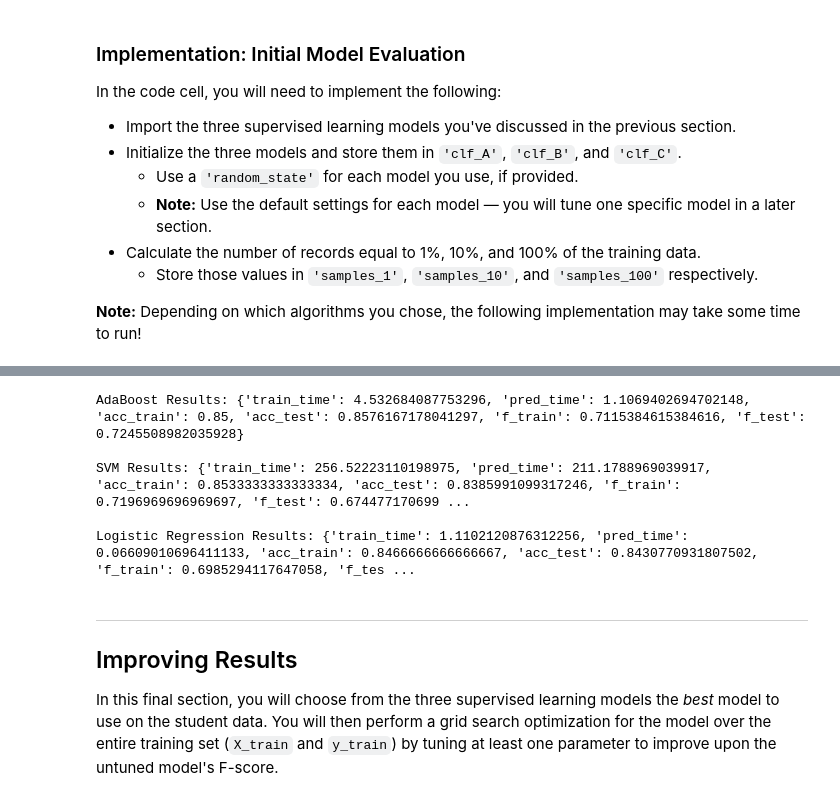
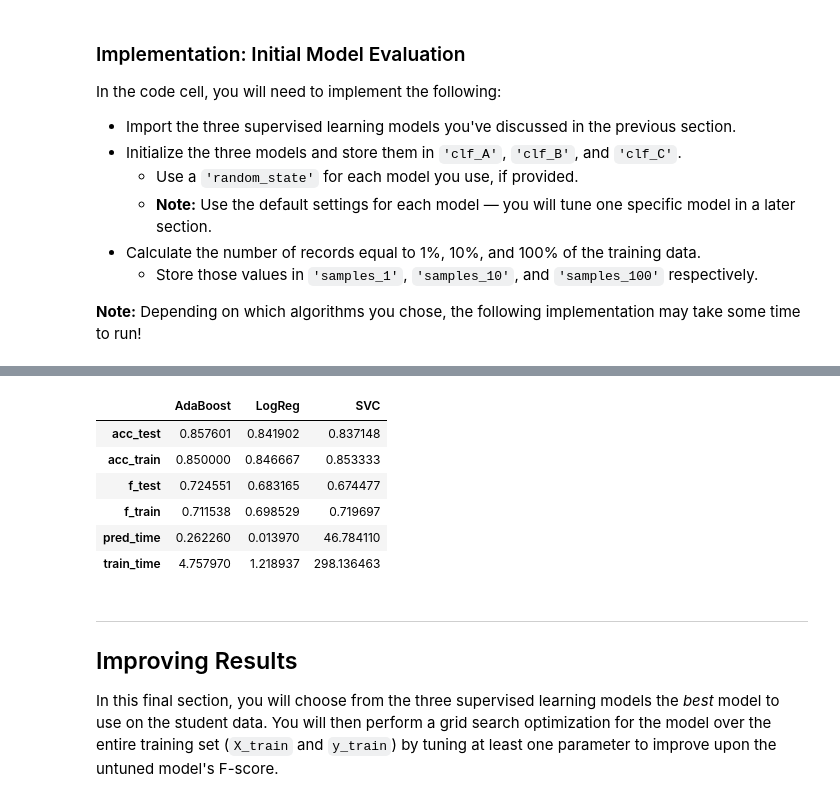
Before and after one commit to mkucz95/finding_donors, a Jupyter notebook: finding_donors.ipynb, the cells around one changed output, grey strips where cells are left out. Cells and saved outputs as stored; diff of their text form; code cells hidden in the pictures.

```diff
--- a/finding_donors.ipynb
+++ b/finding_donors.ipynb
@@ -424,13 +426,13 @@ LogisticRegression trained on 36177 samples.
 # %%
-print("AdaBoost Results: {} \n".format(results["AdaBoostClassifier"][2]))
-print("SVM Results: {}\n".format(results["SVC"][2]))
-print("Logistic Regression Results: {}".format(results["LogisticRegression"][2]))
+pd.DataFrame({'AdaBoost': results['AdaBoostClassifier'][2], 'SVC': results['SVC'][2], 'LogReg': results['LogisticRegression'][2]})
 # %% [output]
-AdaBoost Results: {'train_time': 4.532684087753296, 'pred_time': 1.1069402694702148, 'acc_train': 0.85, 'acc_test': 0.8576167178041297, 'f_train': 0.7115384615384616, 'f_test': 0.7245508982035928}
-
-SVM Results: {'train_time': 256.52223110198975, 'pred_time': 211.1788969039917, 'acc_train': 0.8533333333333334, 'acc_test': 0.8385991099317246, 'f_train': 0.7196969696969697, 'f_test': 0.674477170699 ...
-
-Logistic Regression Results: {'train_time': 1.1102120876312256, 'pred_time': 0.06609010696411133, 'acc_train': 0.8466666666666667, 'acc_test': 0.8430770931807502, 'f_train': 0.6985294117647058, 'f_tes ...
+|  | AdaBoost | LogReg | SVC |
+| acc_test | 0.857601 | 0.841902 | 0.837148 |
+| acc_train | 0.850000 | 0.846667 | 0.853333 |
+| f_test | 0.724551 | 0.683165 | 0.674477 |
+| f_train | 0.711538 | 0.698529 | 0.719697 |
+| pred_time | 0.262260 | 0.013970 | 46.784110 |
+| train_time | 4.757970 | 1.218937 | 298.136463 |
 # %% [markdown]
 ----
 ## Improving Results
```
Also changed, not shown: parts of 10 cells of this notebook, 1 other file.
